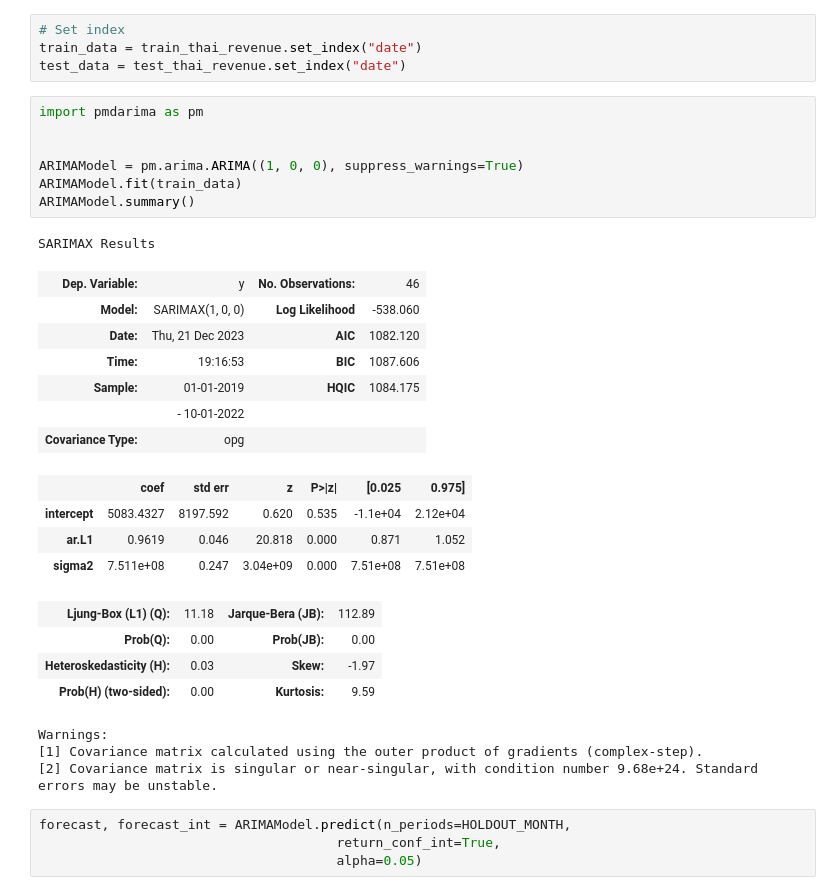
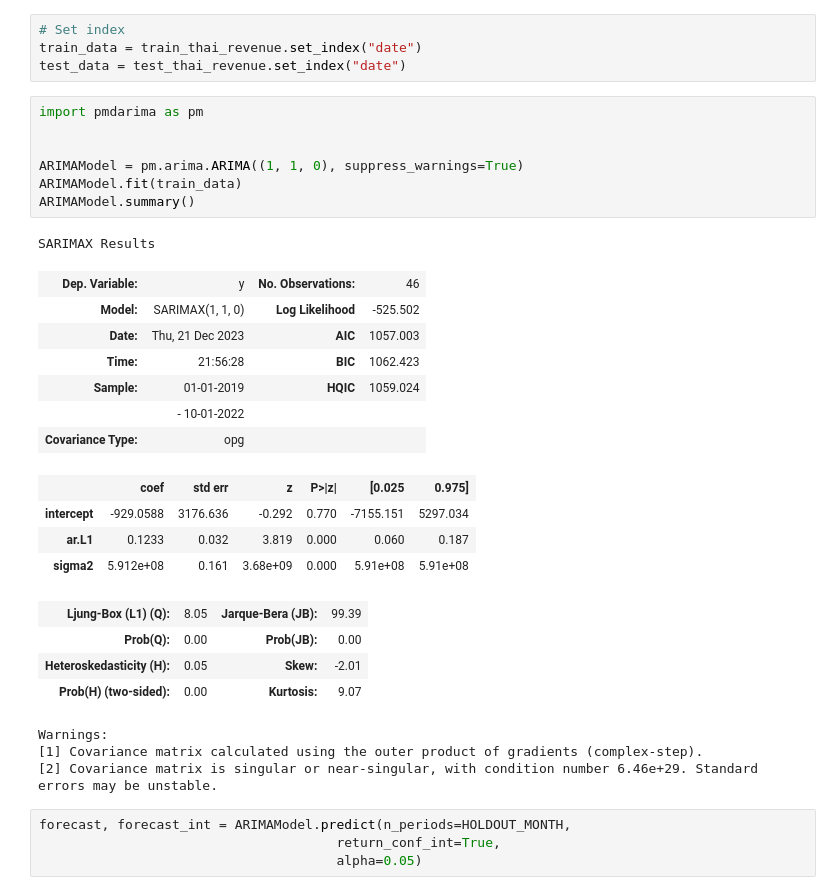
Before and after one commit to qducnguyen/business-analytics-project, a Jupyter notebook: notebooks/3_modeling_evaluation.ipynb, the cells around one changed output. Cells and saved outputs as stored; diff of their text form.

```diff
--- a/notebooks/3_modeling_evaluation.ipynb
+++ b/notebooks/3_modeling_evaluation.ipynb
@@ -164,30 +172,30 @@ test_data = test_thai_revenue.set_index("date")
 # %%
 import pmdarima as pm
 
 
-ARIMAModel = pm.arima.ARIMA((1, 0, 0), suppress_warnings=True)
+ARIMAModel = pm.arima.ARIMA((1, 1, 0), suppress_warnings=True)
 ARIMAModel.fit(train_data)
 ARIMAModel.summary()
 # %% [output]
 SARIMAX Results
 | Dep. Variable: | y | No. Observations: | 46 |
-| Model: | SARIMAX(1, 0, 0) | Log Likelihood | -538.060 |
-| Date: | Thu, 21 Dec 2023 | AIC | 1082.120 |
-| Time: | 19:16:53 | BIC | 1087.606 |
-| Sample: | 01-01-2019 | HQIC | 1084.175 |
+| Model: | SARIMAX(1, 1, 0) | Log Likelihood | -525.502 |
+| Date: | Thu, 21 Dec 2023 | AIC | 1057.003 |
+| Time: | 21:56:28 | BIC | 1062.423 |
+| Sample: | 01-01-2019 | HQIC | 1059.024 |
 |  | - 10-01-2022 |  |  |
 | Covariance Type: | opg |  |  |
 |  | coef | std err | z | P>|z| | [0.025 | 0.975] |
-| intercept | 5083.4327 | 8197.592 | 0.620 | 0.535 | -1.1e+04 | 2.12e+04 |
-| ar.L1 | 0.9619 | 0.046 | 20.818 | 0.000 | 0.871 | 1.052 |
-| sigma2 | 7.511e+08 | 0.247 | 3.04e+09 | 0.000 | 7.51e+08 | 7.51e+08 |
+| intercept | -929.0588 | 3176.636 | -0.292 | 0.770 | -7155.151 | 5297.034 |
+| ar.L1 | 0.1233 | 0.032 | 3.819 | 0.000 | 0.060 | 0.187 |
+| sigma2 | 5.912e+08 | 0.161 | 3.68e+09 | 0.000 | 5.91e+08 | 5.91e+08 |
-| Ljung-Box (L1) (Q): | 11.18 | Jarque-Bera (JB): | 112.89 |
+| Ljung-Box (L1) (Q): | 8.05 | Jarque-Bera (JB): | 99.39 |
 | Prob(Q): | 0.00 | Prob(JB): | 0.00 |
-| Heteroskedasticity (H): | 0.03 | Skew: | -1.97 |
-| Prob(H) (two-sided): | 0.00 | Kurtosis: | 9.59 |
+| Heteroskedasticity (H): | 0.05 | Skew: | -2.01 |
+| Prob(H) (two-sided): | 0.00 | Kurtosis: | 9.07 |
 Warnings:
 [1] Covariance matrix calculated using the outer product of gradients (complex-step).
-[2] Covariance matrix is singular or near-singular, with condition number 9.68e+24. Standard errors may be unstable.
+[2] Covariance matrix is singular or near-singular, with condition number 6.46e+29. Standard errors may be unstable.
 # %%
 forecast, forecast_int = ARIMAModel.predict(n_periods=HOLDOUT_MONTH,
                                       return_conf_int=True,
```
Also changed, not shown: parts of 54 cells of this notebook.
